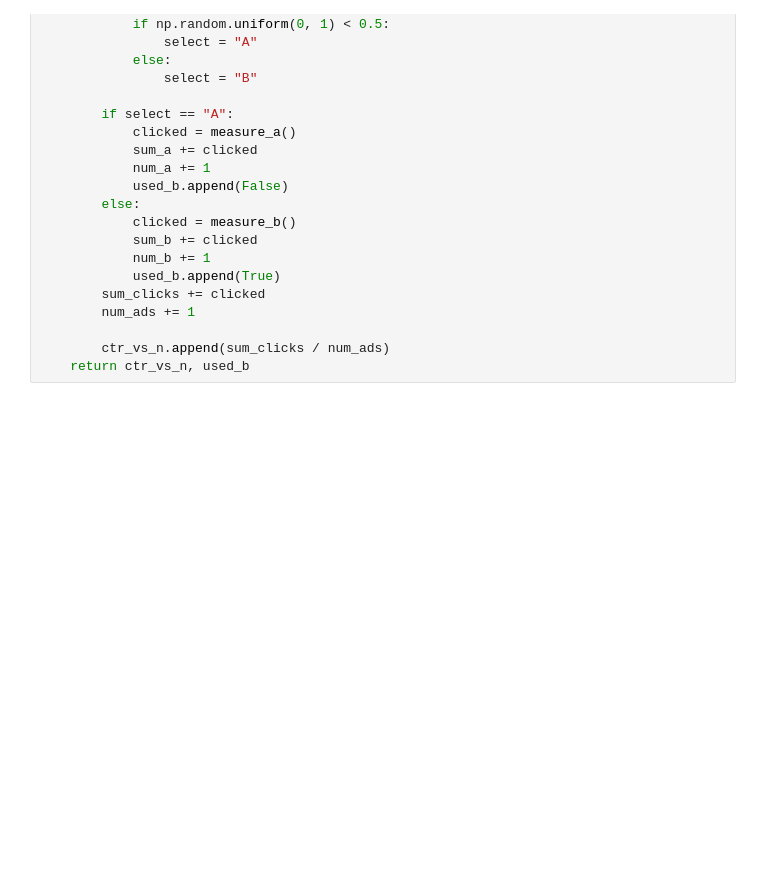
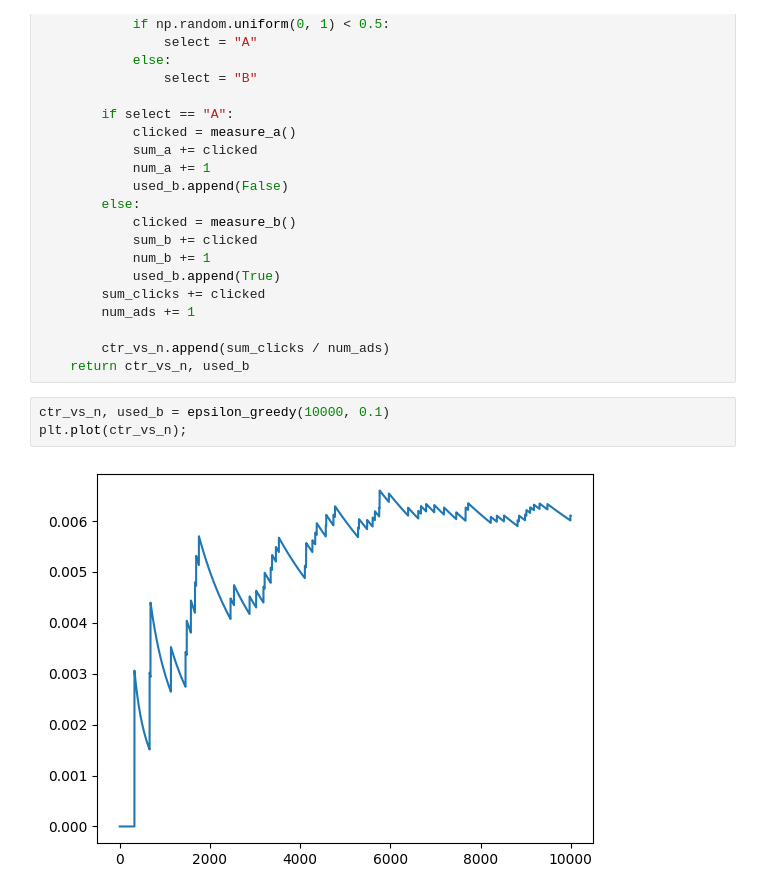
Before and after one commit to alextanhongpin/python-experimentation-for-engineers, a Jupyter notebook: 03_multi_armed_bandit.ipynb, the cells around one changed output. Cells and saved outputs as stored; diff of their text form; blank space fills up the shorter version.

```diff
--- a/03_multi_armed_bandit.ipynb
+++ b/03_multi_armed_bandit.ipynb
@@ -173,3 +183,8 @@ def epsilon_greedy(num_ind, epsilon):
 
         ctr_vs_n.append(sum_clicks / num_ads)
     return ctr_vs_n, used_b
+# %%
+ctr_vs_n, used_b = epsilon_greedy(10000, 0.1)
+plt.plot(ctr_vs_n);
+# %% [output]
+[figure, added]
```
Also changed, not shown: parts of 29 cells of this notebook, 7 other files.
